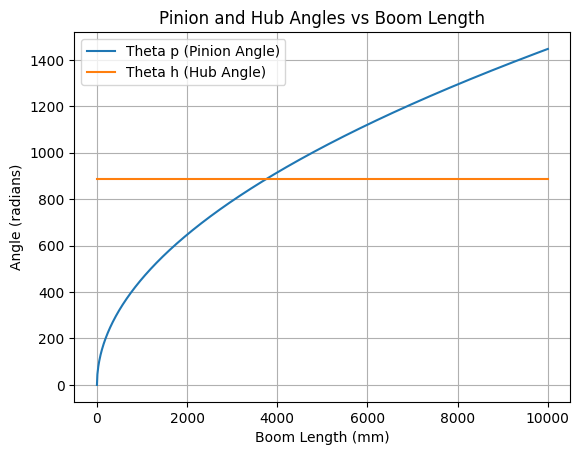
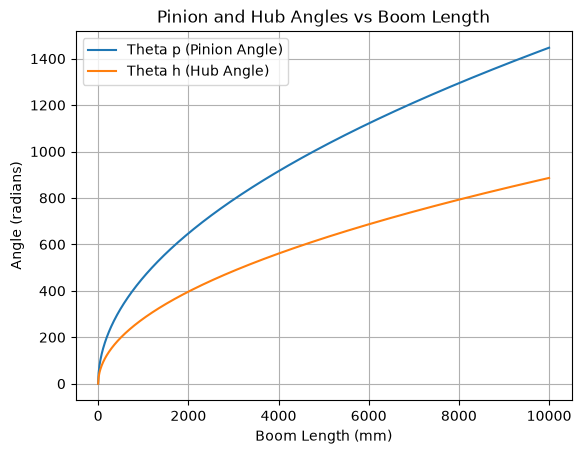
Unified diff of the notebook cell whose output changed from the first chart to the second:
--- before
+++ after
@@ -5,4 +5,6 @@
 theta_h_values = []
 theta_p_values = []
+gear_angle_values = []
+slip_angle_values = []
 
 for target_s in arc_length:
@@ -21,4 +23,21 @@
     theta_h_values.append(theta_h)
 
+    # Solve for gear angle values 
+    gear_angle = theta_p / calculated_gear_ratio
+    gear_angle_values.append(gear_angle)
+    
+    
+    # Solve for the difference in hub vs gear angle. Since Theta gear - Theta hub = theta pinion / gear ratio - theta hub
+    slip_angle = theta_p / calculated_gear_ratio - theta_h
+    slip_angle_values.append(slip_angle)
+
+
+# Find max revolutions of spring 
+max_slip_radians = max(slip_angle_values)
+max_slip_revolutions = max_slip_radians / (2 * math.pi)
+
+print(f"Max spring excursion: {max_slip_radians} radians")
+print(f"Max spring excursion: {max_slip_revolutions} revolutions")
+
 # Graph the results to see the divergence of the angles as the boom length increases. 
 
@@ -31,2 +50,25 @@
 plt.grid()
 plt.show()
+
+plt.figure()
+plt.plot(arc_length, [s / (2 * math.pi) for s in slip_angle_values], label='Gear/Hub Slip (rev)')
+plt.xlabel('Boom Length (mm)')
+plt.ylabel('Slip Angle (revolutions)')
+plt.title('Spring Excursion vs Boom Length')
+plt.legend()
+plt.grid()
+plt.show()
+
+
+# Check gear and hub angle converge 
+plt.figure()
+# plt.plot(arc_length / 1000, theta_p_values, label='Gear Angle (θp/R)')
+plt.plot(arc_length / 1000, gear_angle_values, label='Gear Angle (θg)')
+plt.plot(arc_length / 1000, theta_h_values, label='Hub Angle (θh)')
+
+plt.xlabel('Boom Extension (m)')
+plt.ylabel('Angle (revolutions)')
+plt.title(f'Gear and Hub Angles vs Boom Extension (R={calculated_gear_ratio:.2f})')
+plt.legend()
+plt.grid()
+plt.show()

Commit: Removed old python file. Added max torsion spring excursion calculation to notebook and a graph to verify convergence.